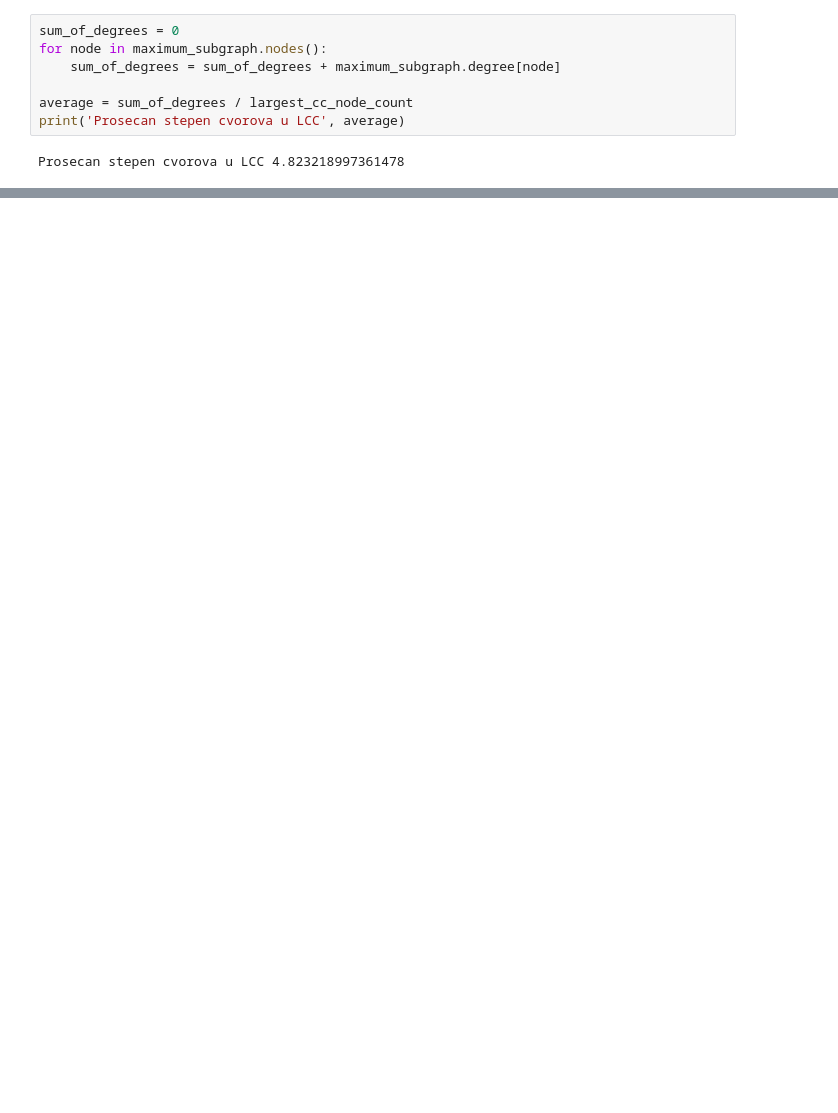
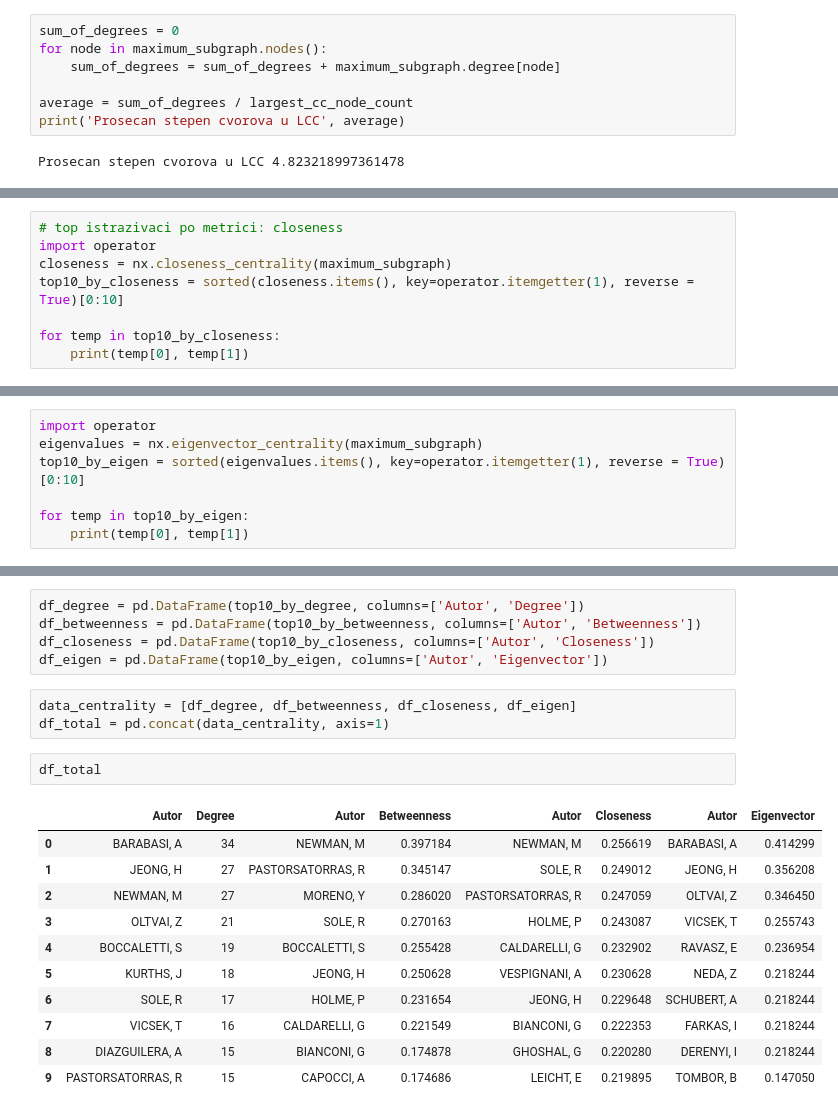
Before and after one commit to Blacky001x/social_networks_homework, a Jupyter notebook: DomaciZadatak.ipynb, the cells around one changed output, grey strips where cells are left out. Cells and saved outputs as stored; diff of their text form; blank space fills up the shorter version.

```diff
--- a/DomaciZadatak.ipynb
+++ b/DomaciZadatak.ipynb
@@ -85,0 +184,8 @@ Prosecan stepen cvorova u LCC 4.823218997361478
+# %%
+# top istrazivaci po metrici: closeness
+import operator
+closeness = nx.closeness_centrality(maximum_subgraph)
+top10_by_closeness = sorted(closeness.items(), key=operator.itemgetter(1), reverse = True)[0:10]
+
+for temp in top10_by_closeness:
+    print(temp[0], temp[1])
@@ -85,0 +203,7 @@ Prosecan stepen cvorova u LCC 4.823218997361478
+# %%
+import operator
+eigenvalues = nx.eigenvector_centrality(maximum_subgraph)
+top10_by_eigen = sorted(eigenvalues.items(), key=operator.itemgetter(1), reverse = True)[0:10]
+
+for temp in top10_by_eigen:
+    print(temp[0], temp[1])
@@ -85,0 +221,22 @@ Prosecan stepen cvorova u LCC 4.823218997361478
+# %%
+df_degree = pd.DataFrame(top10_by_degree, columns=['Autor', 'Degree'])
+df_betweenness = pd.DataFrame(top10_by_betweenness, columns=['Autor', 'Betweenness'])
+df_closeness = pd.DataFrame(top10_by_closeness, columns=['Autor', 'Closeness'])
+df_eigen = pd.DataFrame(top10_by_eigen, columns=['Autor', 'Eigenvector'])
+# %%
+data_centrality = [df_degree, df_betweenness, df_closeness, df_eigen]
+df_total = pd.concat(data_centrality, axis=1)
+# %%
+df_total
+# %% [output]
+|  | Autor | Degree | Autor | Betweenness | Autor | Closeness | Autor | Eigenvector |
+| 0 | BARABASI, A | 34 | NEWMAN, M | 0.397184 | NEWMAN, M | 0.256619 | BARABASI, A | 0.414299 |
+| 1 | JEONG, H | 27 | PASTORSATORRAS, R | 0.345147 | SOLE, R | 0.249012 | JEONG, H | 0.356208 |
+| 2 | NEWMAN, M | 27 | MORENO, Y | 0.286020 | PASTORSATORRAS, R | 0.247059 | OLTVAI, Z | 0.346450 |
+| 3 | OLTVAI, Z | 21 | SOLE, R | 0.270163 | HOLME, P | 0.243087 | VICSEK, T | 0.255743 |
+| 4 | BOCCALETTI, S | 19 | BOCCALETTI, S | 0.255428 | CALDARELLI, G | 0.232902 | RAVASZ, E | 0.236954 |
+| 5 | KURTHS, J | 18 | JEONG, H | 0.250628 | VESPIGNANI, A | 0.230628 | NEDA, Z | 0.218244 |
+| 6 | SOLE, R | 17 | HOLME, P | 0.231654 | JEONG, H | 0.229648 | SCHUBERT, A | 0.218244 |
+| 7 | VICSEK, T | 16 | CALDARELLI, G | 0.221549 | BIANCONI, G | 0.222353 | FARKAS, I | 0.218244 |
+| 8 | DIAZGUILERA, A | 15 | BIANCONI, G | 0.174878 | GHOSHAL, G | 0.220280 | DERENYI, I | 0.218244 |
+| 9 | PASTORSATORRAS, R | 15 | CAPOCCI, A | 0.174686 | LEICHT, E | 0.219895 | TOMBOR, B | 0.147050 |
```
Also changed, not shown: parts of 8 cells of this notebook.
